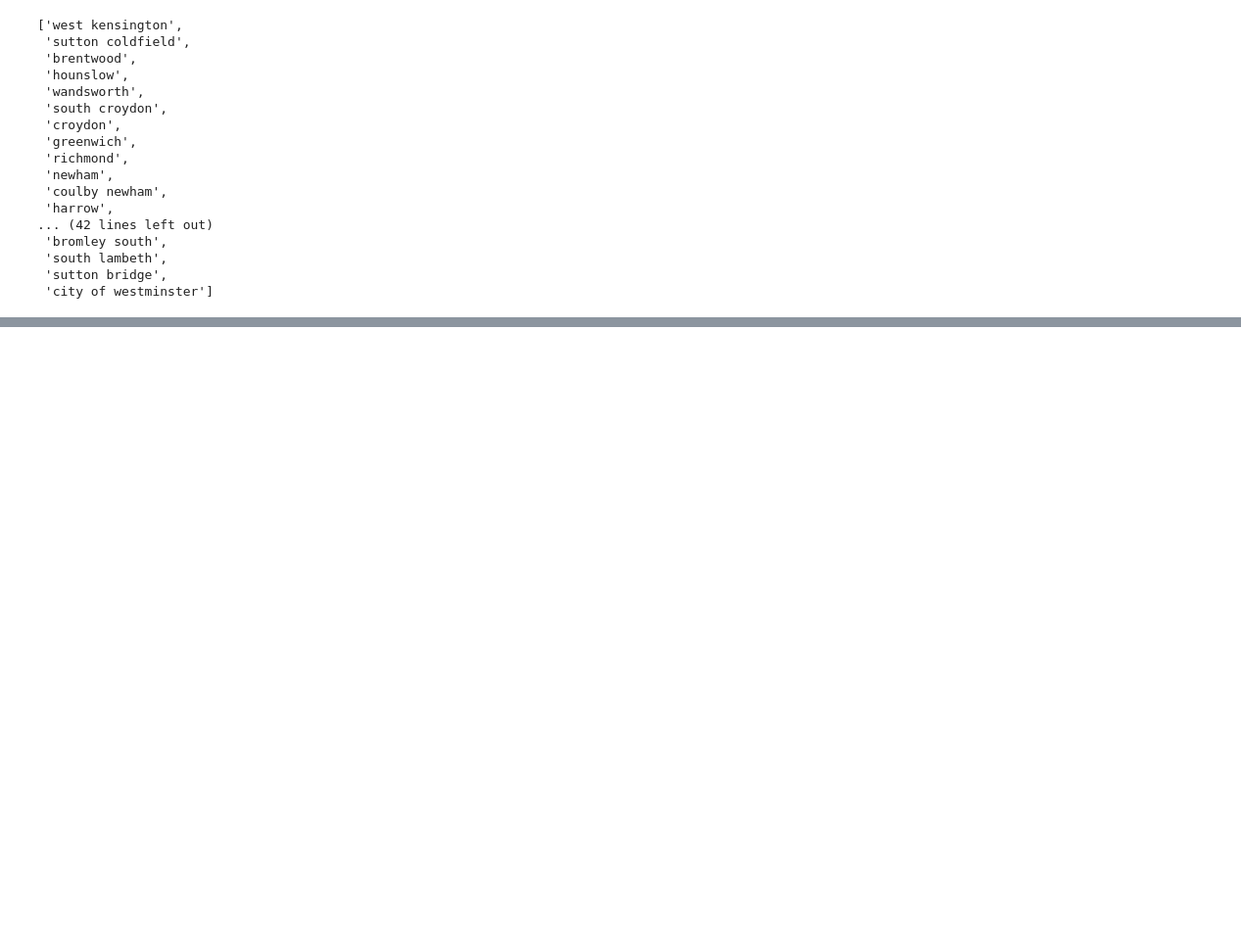
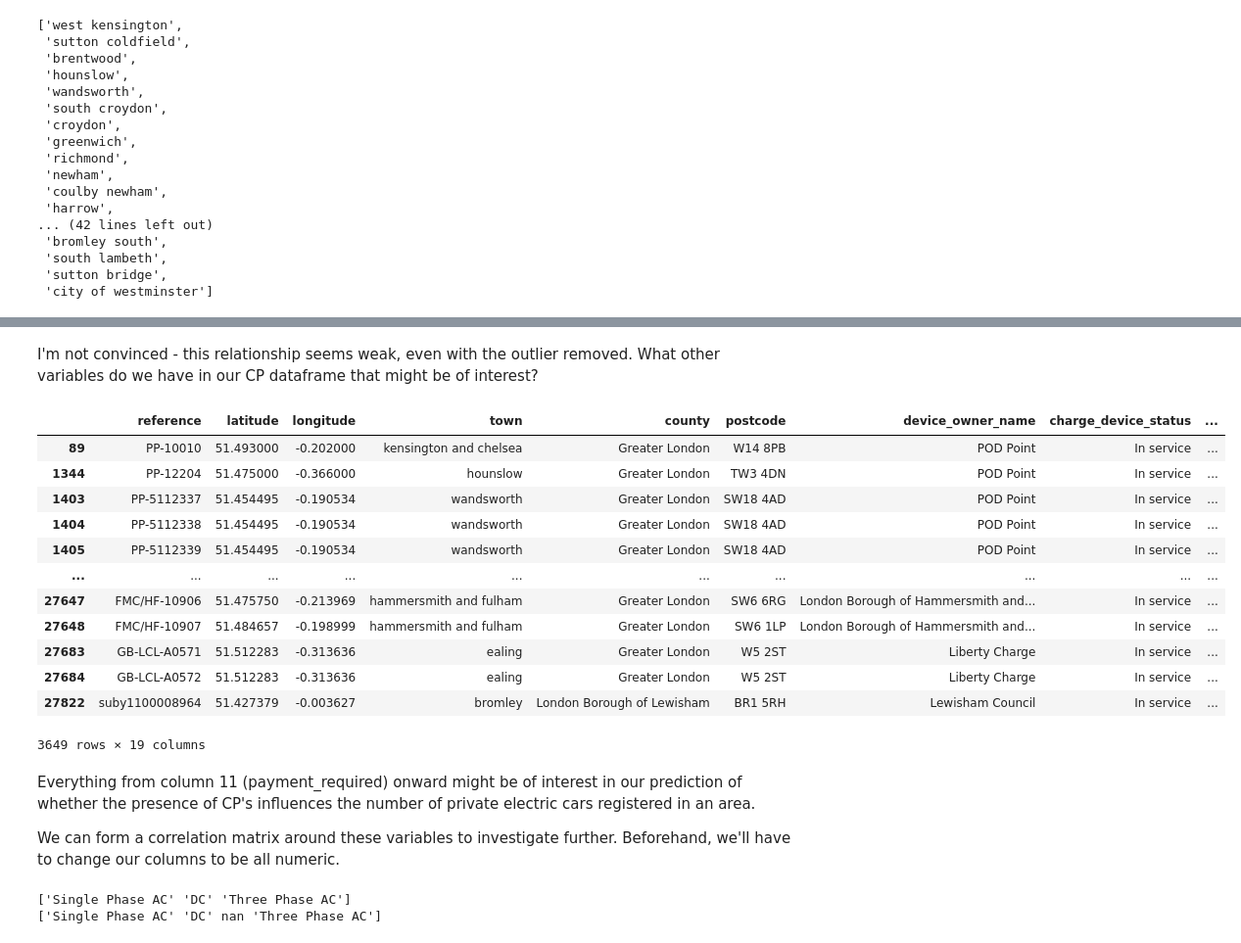
Before and after one commit to cassbc/PythonPortfolio, a Jupyter notebook: Predicting EV Uptake/Predicting EV growth by charging points.ipynb, the cells around one changed output, grey strips where cells are left out. Shown at 98% size. Drawn from its saved outputs; the diff is of its cells as text; code cells hidden in the pictures; blank space fills up the shorter version.

```diff
--- a/Predicting EV Uptake/Predicting EV growth by charging points.ipynb
+++ b/Predicting EV Uptake/Predicting EV growth by charging points.ipynb
@@ -617,0 +730,29 @@ Interesting that the City of London has so few compared to other regions. Perhap
+# %% [markdown]
+I'm not convinced - this relationship seems weak, even with the outlier removed. What other variables do we have in our CP dataframe that might be of interest?
+# %%
+ldn_cps
+# %% [output]
+|  | reference | latitude | longitude | town | county | postcode | device_owner_name | charge_device_status | ... |
+| 89 | PP-10010 | 51.493000 | -0.202000 | kensington and chelsea | Greater London | W14 8PB | POD Point | In service | ... |
+| 1344 | PP-12204 | 51.475000 | -0.366000 | hounslow | Greater London | TW3 4DN | POD Point | In service | ... |
+| 1403 | PP-5112337 | 51.454495 | -0.190534 | wandsworth | Greater London | SW18 4AD | POD Point | In service | ... |
+| 1404 | PP-5112338 | 51.454495 | -0.190534 | wandsworth | Greater London | SW18 4AD | POD Point | In service | ... |
+| 1405 | PP-5112339 | 51.454495 | -0.190534 | wandsworth | Greater London | SW18 4AD | POD Point | In service | ... |
+| ... | ... | ... | ... | ... | ... | ... | ... | ... | ... |
+| 27647 | FMC/HF-10906 | 51.475750 | -0.213969 | hammersmith and fulham | Greater London | SW6 6RG | London Borough of Hammersmith and... | In service | ... |
+| 27648 | FMC/HF-10907 | 51.484657 | -0.198999 | hammersmith and fulham | Greater London | SW6 1LP | London Borough of Hammersmith and... | In service | ... |
+| 27683 | GB-LCL-A0571 | 51.512283 | -0.313636 | ealing | Greater London | W5 2ST | Liberty Charge | In service | ... |
+| 27684 | GB-LCL-A0572 | 51.512283 | -0.313636 | ealing | Greater London | W5 2ST | Liberty Charge | In service | ... |
+| 27822 | suby1100008964 | 51.427379 | -0.003627 | bromley | London Borough of Lewisham | BR1 5RH | Lewisham Council | In service | ... |
+3649 rows × 19 columns
+# %% [markdown]
+Everything from column 11 (payment_required) onward might be of interest in our prediction of whether the presence of CP's influences the number of private electric cars registered in an area.
+
+We can form a correlation matrix around these variables to investigate further. Beforehand, we'll have to change our columns to be all numeric.
+# %%
+#Changing connector1_charge_method and connector2_charge_method to numeric
+print(ldn_cps['connector1_charge_method'].unique())
+print(ldn_cps['connector2_charge_method'].unique())
+# %% [output]
+['Single Phase AC' 'DC' 'Three Phase AC']
+['Single Phase AC' 'DC' nan 'Three Phase AC']
```
Also changed, not shown: parts of 47 cells of this notebook.
